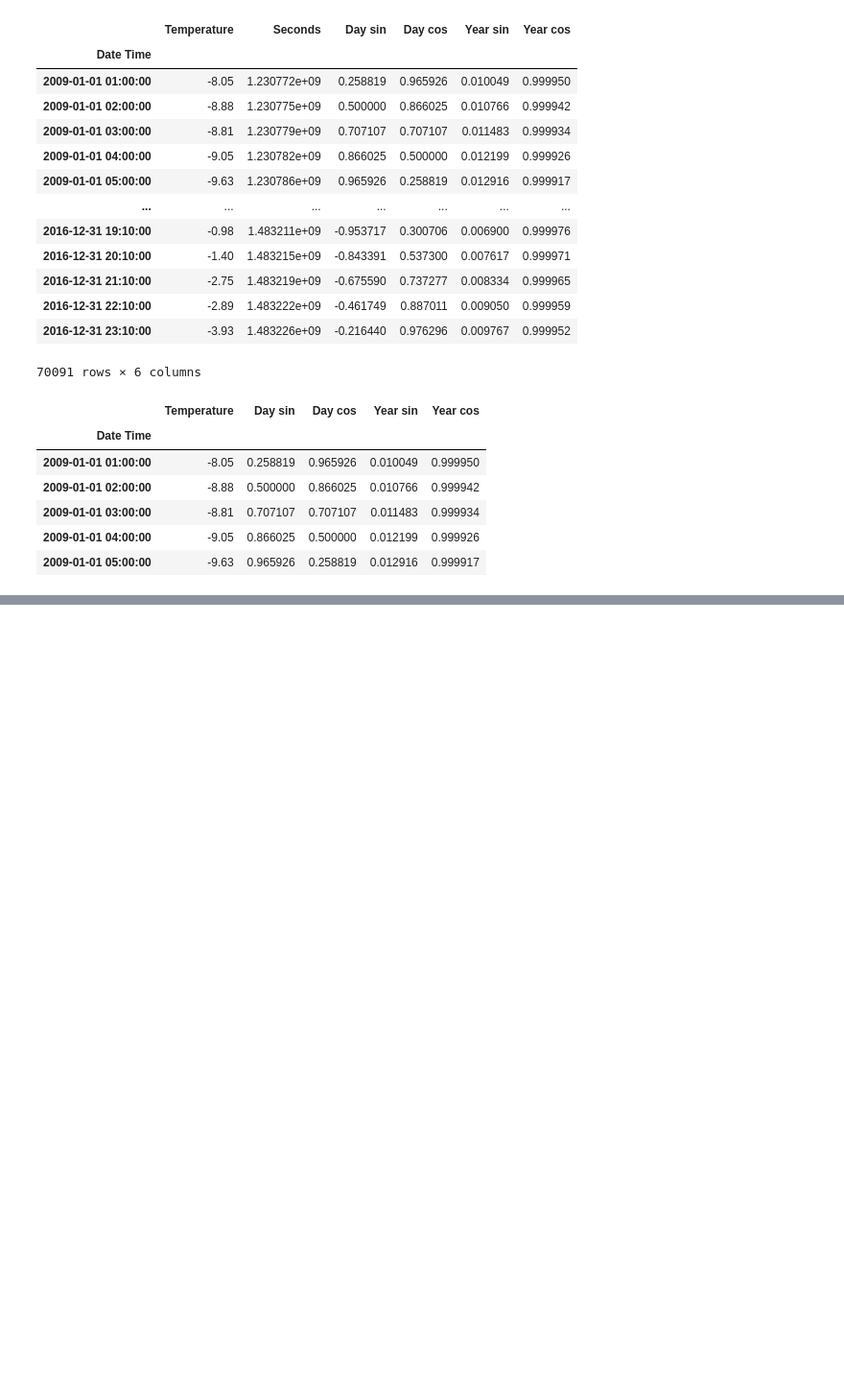
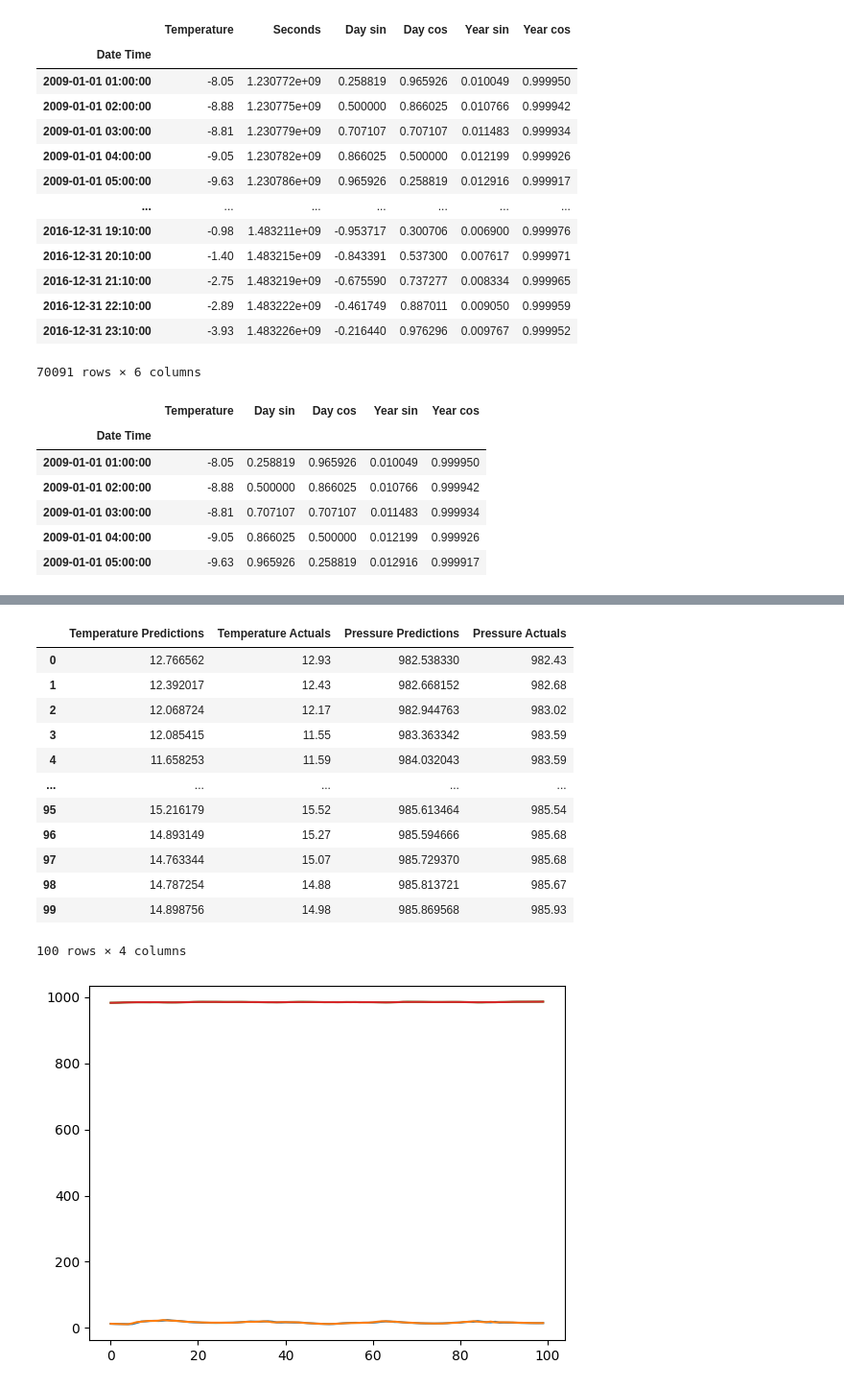
Before and after one commit to zinseo964/Predict_Temperature_through_LSTM, a Jupyter notebook: LSTM,_GRU_Time_Series_Forecasting.ipynb, the cells around one changed output, grey strips where cells are left out. Shown: that part at 96% size. Drawn from its saved outputs; the diff is of its cells as text; code cells hidden in the pictures; blank space fills up the shorter version.

```diff
--- a/LSTM,_GRU_Time_Series_Forecasting.ipynb
+++ b/LSTM,_GRU_Time_Series_Forecasting.ipynb
@@ -444,0 +703,27 @@ temp_df.head()
+# %%
+def postprocess_temp(arr):
+  arr = (arr*temp_training_std3) + temp_training_mean3
+  return arr
+
+def postprocess_p(arr):
+  arr = (arr*p_training_std3) + p_training_mean3
+  return arr
+# %%
+def plot_predictions3(model, X, y, start=0, end=100):
+  predictions = model.predict(X)
+  p_preds, temp_preds = postprocess_p(predictions[:, 0]), postprocess_temp(predictions[:, 1])
+  p_actuals, temp_actuals = postprocess_p(y[:, 0]), postprocess_temp(y[:, 1])
+  df = pd.DataFrame(data={'Temperature Predictions': temp_preds,
+                          'Temperature Actuals':temp_actuals,
+                          'Pressure Predictions': p_preds,
+                          'Pressure Actuals': p_actuals
+                          })
+  plt.plot(df['Temperature Predictions'][start:end])
+  plt.plot(df['Temperature Actuals'][start:end])
+  plt.plot(df['Pressure Predictions'][start:end])
+  plt.plot(df['Pressure Actuals'][start:end])
+  return df[start:end]
+# %%
+post_processed_df = plot_predictions3(model5, X3_test, y3_test)
+post_processed_df
+# %% [output]
@@ -444,0 +731,14 @@ temp_df.head()
+|  | Temperature Predictions | Temperature Actuals | Pressure Predictions | Pressure Actuals |
+| 0 | 12.766562 | 12.93 | 982.538330 | 982.43 |
+| 1 | 12.392017 | 12.43 | 982.668152 | 982.68 |
+| 2 | 12.068724 | 12.17 | 982.944763 | 983.02 |
+| 3 | 12.085415 | 11.55 | 983.363342 | 983.59 |
+| 4 | 11.658253 | 11.59 | 984.032043 | 983.59 |
+| ... | ... | ... | ... | ... |
+| 95 | 15.216179 | 15.52 | 985.613464 | 985.54 |
+| 96 | 14.893149 | 15.27 | 985.594666 | 985.68 |
+| 97 | 14.763344 | 15.07 | 985.729370 | 985.68 |
+| 98 | 14.787254 | 14.88 | 985.813721 | 985.67 |
+| 99 | 14.898756 | 14.98 | 985.869568 | 985.93 |
+100 rows × 4 columns
+[figure, added]
```
Also changed, not shown: parts of 46 cells of this notebook.
